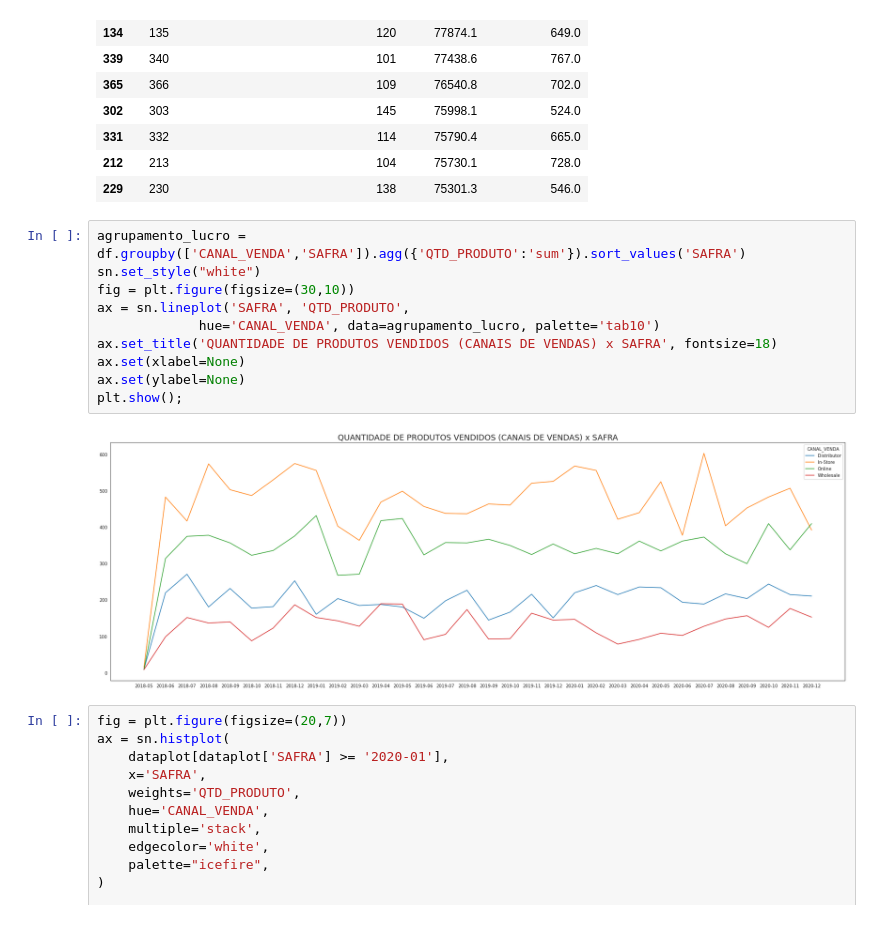
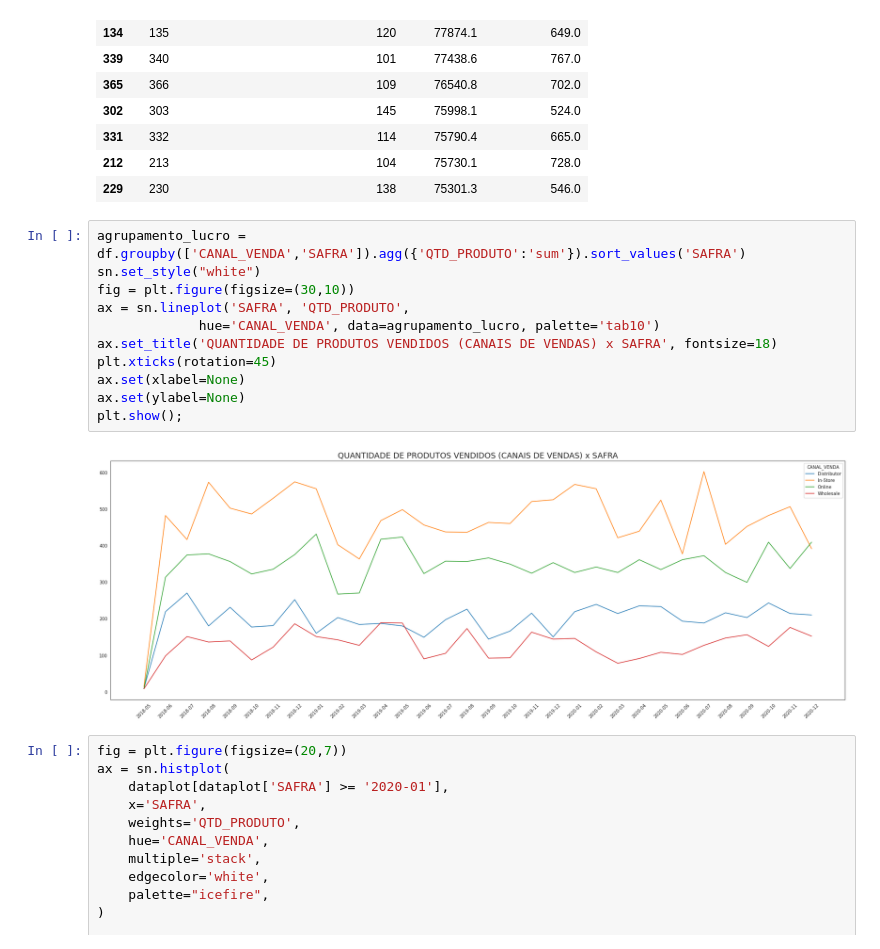
Before and after one commit to wander-asb/Vendas-varejo, a Jupyter notebook: Sales.ipynb, the cells around one changed output. Drawn from its saved outputs; the diff is of its cells as text.

```diff
--- a/Sales.ipynb
+++ b/Sales.ipynb
@@ -154,15 +154,16 @@ ranking_lojas
 # %%
 agrupamento_lucro = df.groupby(['CANAL_VENDA','SAFRA']).agg({'QTD_PRODUTO':'sum'}).sort_values('SAFRA')
 sn.set_style("white")
 fig = plt.figure(figsize=(30,10))
 ax = sn.lineplot('SAFRA', 'QTD_PRODUTO',
              hue='CANAL_VENDA', data=agrupamento_lucro, palette='tab10')
 ax.set_title('QUANTIDADE DE PRODUTOS VENDIDOS (CANAIS DE VENDAS) x SAFRA', fontsize=18)
+plt.xticks(rotation=45)
 ax.set(xlabel=None)
 ax.set(ylabel=None)
 plt.show();
 # %% [output]
-[figure, old version]
+[figure, new version]
 # %%
 fig = plt.figure(figsize=(20,7))
 ax = sn.histplot(
```
Also changed, not shown: parts of 4 cells of this notebook.
